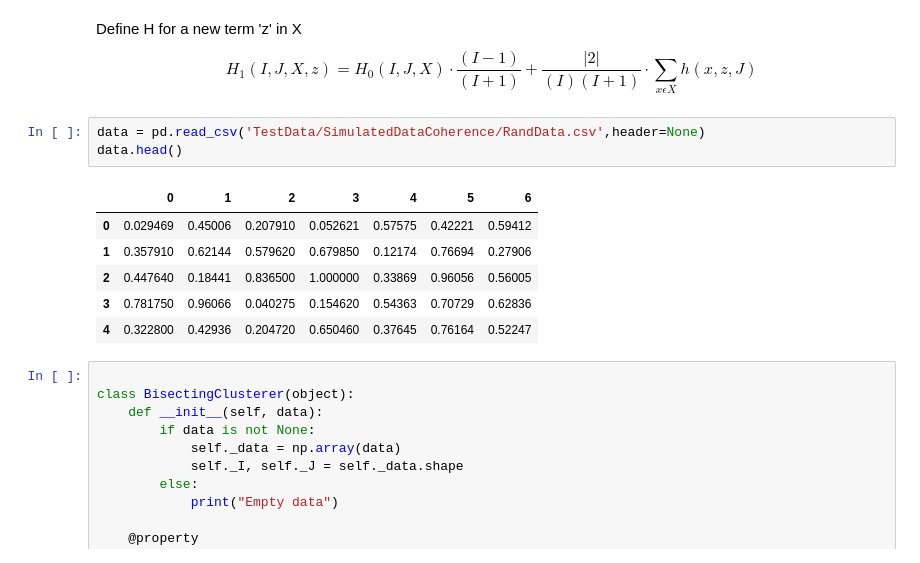
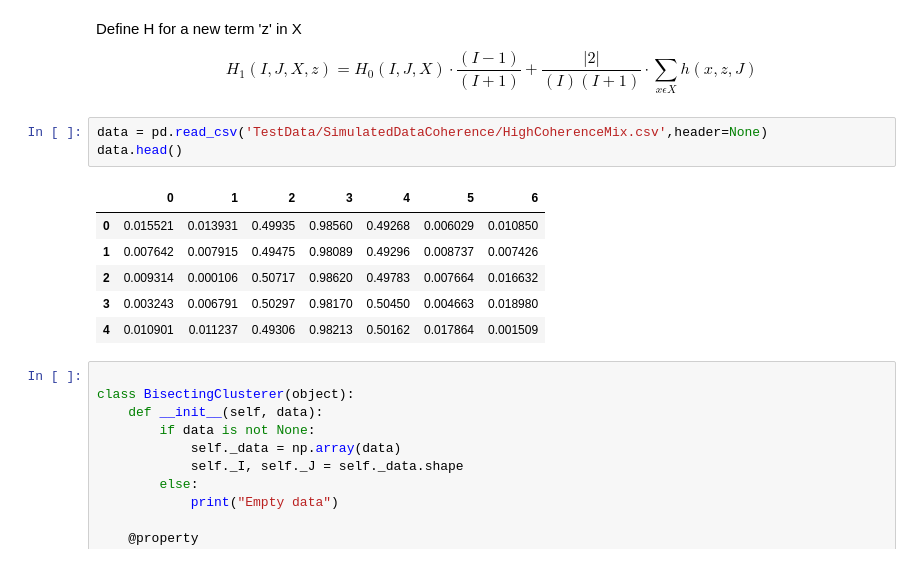
Before and after one commit to josechudev/GeneExpressionBiClustering, a Jupyter notebook: Notebooks/3.1 RAPOOC Test.ipynb, the cells around one changed output. Cells and saved outputs as stored; diff of their text form.

Commit message:
rapooc sklearn tests

```diff
--- a/Notebooks/3.1 RAPOOC Test.ipynb
+++ b/Notebooks/3.1 RAPOOC Test.ipynb
@@ -96,15 +98,15 @@ $$
 H_{1}(I,J,X,z) =H_{0}(I,J,X) \cdot \frac{(I-1)}{(I+1)} + \frac{|2|}{(I)(I+1)} \cdot \sum_{x \epsilon X} {h(x,z,J)}
 $$
 # %%
-data = pd.read_csv('TestData/SimulatedDataCoherence/RandData.csv',header=None)
+data = pd.read_csv('TestData/SimulatedDataCoherence/HighCoherenceMix.csv',header=None)
 data.head()
 # %% [output]
 |  | 0 | 1 | 2 | 3 | 4 | 5 | 6 |
-| 0 | 0.029469 | 0.45006 | 0.207910 | 0.052621 | 0.57575 | 0.42221 | 0.59412 |
-| 1 | 0.357910 | 0.62144 | 0.579620 | 0.679850 | 0.12174 | 0.76694 | 0.27906 |
-| 2 | 0.447640 | 0.18441 | 0.836500 | 1.000000 | 0.33869 | 0.96056 | 0.56005 |
-| 3 | 0.781750 | 0.96066 | 0.040275 | 0.154620 | 0.54363 | 0.70729 | 0.62836 |
-| 4 | 0.322800 | 0.42936 | 0.204720 | 0.650460 | 0.37645 | 0.76164 | 0.52247 |
+| 0 | 0.015521 | 0.013931 | 0.49935 | 0.98560 | 0.49268 | 0.006029 | 0.010850 |
+| 1 | 0.007642 | 0.007915 | 0.49475 | 0.98089 | 0.49296 | 0.008737 | 0.007426 |
+| 2 | 0.009314 | 0.000106 | 0.50717 | 0.98620 | 0.49783 | 0.007664 | 0.016632 |
+| 3 | 0.003243 | 0.006791 | 0.50297 | 0.98170 | 0.50450 | 0.004663 | 0.018980 |
+| 4 | 0.010901 | 0.011237 | 0.49306 | 0.98213 | 0.50162 | 0.017864 | 0.001509 |
 # %%
 
 class BisectingClusterer(object):
```
Also changed, not shown: parts of 28 cells of this notebook, 1 other file.
